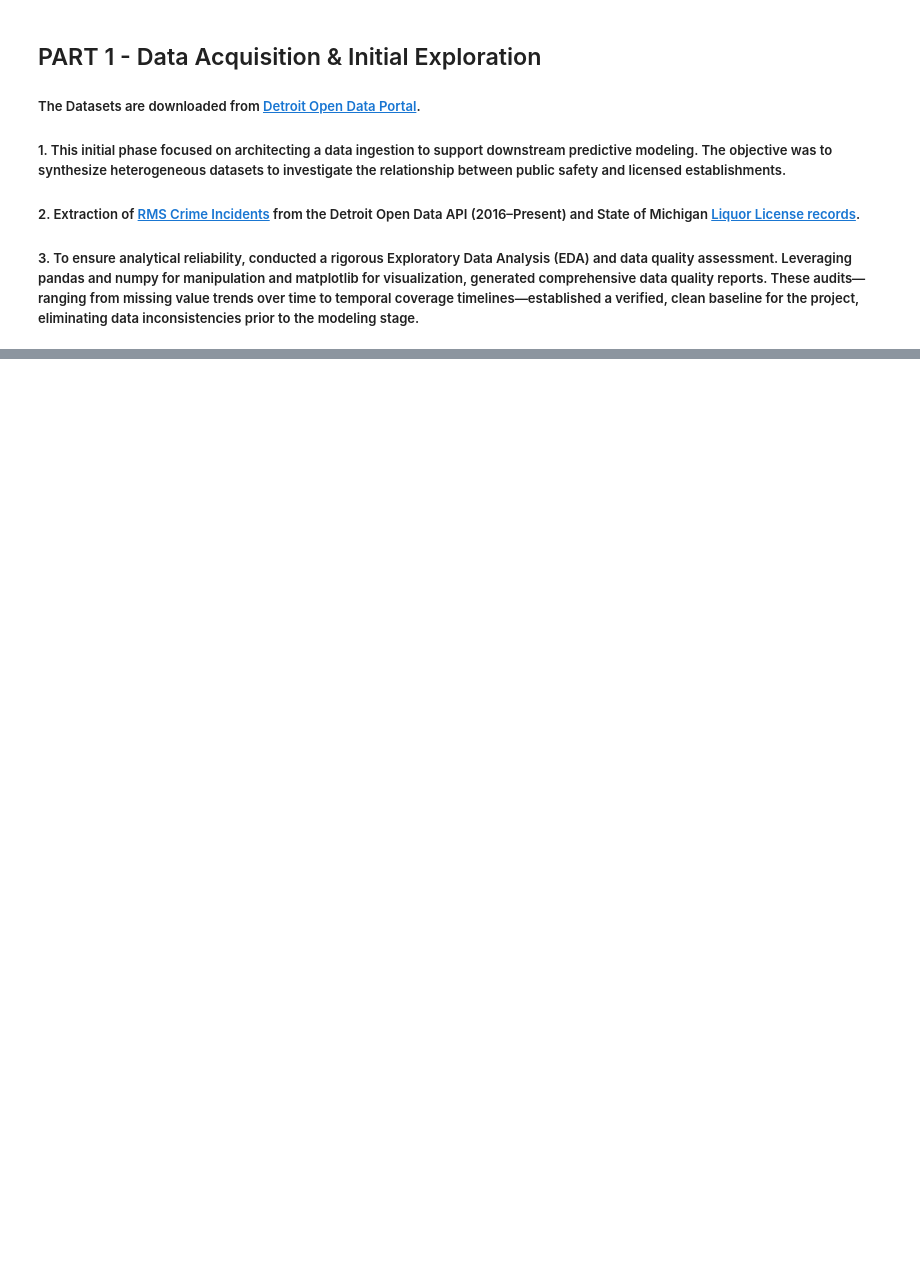
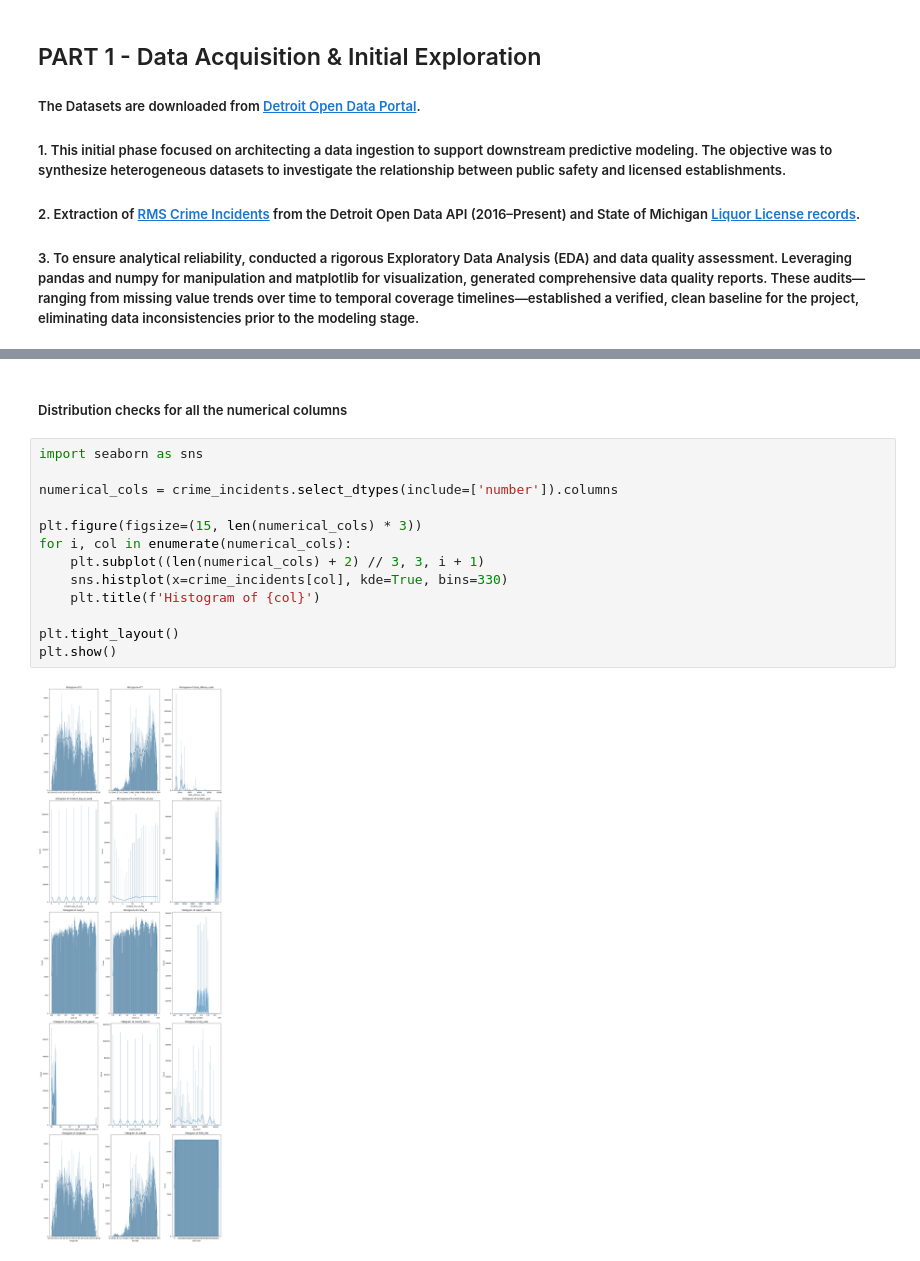
Before and after one commit to spacedust10/detroit-crime-analysis, a Jupyter notebook: analysis.ipynb, the cells around one changed output, grey strips where cells are left out. Cells and saved outputs as stored; diff of their text form; blank space fills up the shorter version.

```diff
--- a/analysis.ipynb
+++ b/analysis.ipynb
@@ -12,0 +69,17 @@
+# %% [markdown]
+##### Distribution checks for all the numerical columns
+# %%
+import seaborn as sns
+
+numerical_cols = crime_incidents.select_dtypes(include=['number']).columns
+
+plt.figure(figsize=(15, len(numerical_cols) * 3))
+for i, col in enumerate(numerical_cols):
+    plt.subplot((len(numerical_cols) + 2) // 3, 3, i + 1)
+    sns.histplot(x=crime_incidents[col], kde=True, bins=330)
+    plt.title(f'Histogram of {col}')
+
+plt.tight_layout()
+plt.show()
+# %% [output]
+[figure, added]
```
Also changed, not shown: parts of 9 cells of this notebook.
